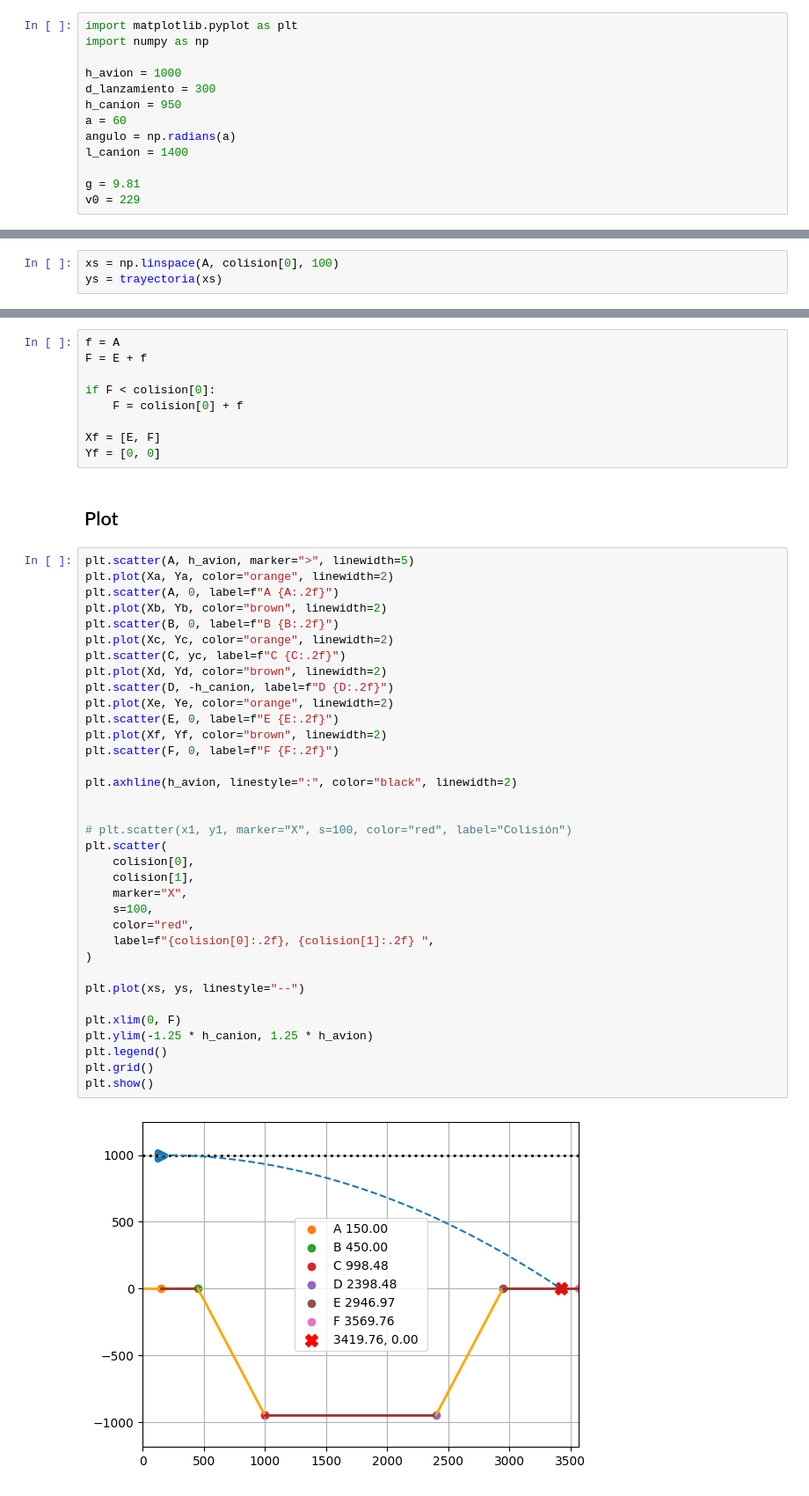
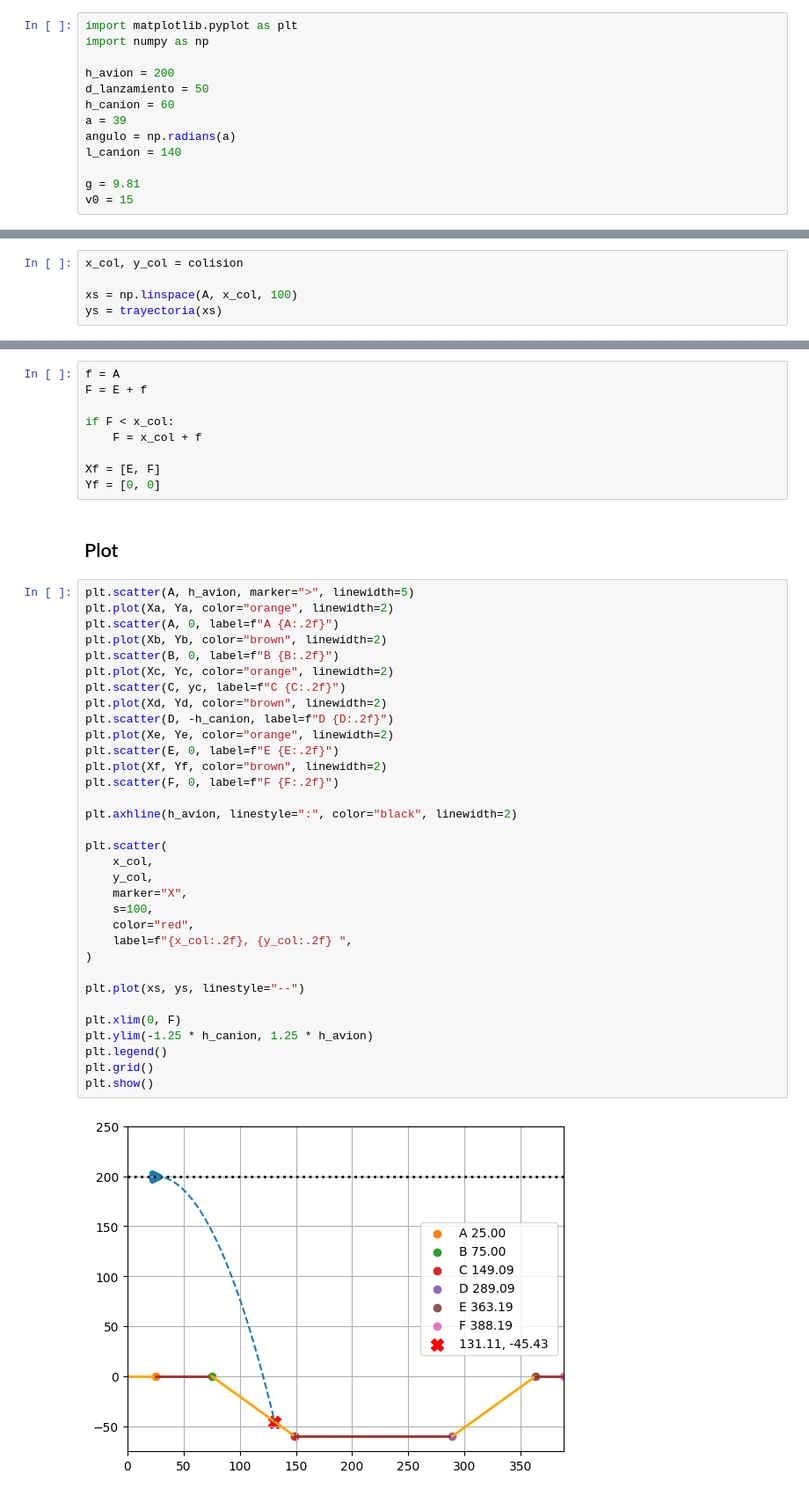
Before and after one commit to mateobtw18/Proyecto_IB, a Jupyter notebook: parabolico.ipynb, the cells around one changed output, grey strips where cells are left out. Shown: that part at 88% size. Saved outputs shown, nothing was run; the diff lists cells and outputs as text.

```diff
--- a/parabolico.ipynb
+++ b/parabolico.ipynb
@@ -8,15 +8,15 @@ Todas las variables que se piden como entrada.
 import matplotlib.pyplot as plt
 import numpy as np
 
-h_avion = 1000
-d_lanzamiento = 300
-h_canion = 950
-a = 60
+h_avion = 200
+d_lanzamiento = 50
+h_canion = 60
+a = 39
 angulo = np.radians(a)
-l_canion = 1400
+l_canion = 140
 
 g = 9.81
-v0 = 229
+v0 = 15
 # %% [markdown]
 ## Superficie
 
@@ -138,7 +152,9 @@ else:
 def trayectoria(x):
     return h_avion - (g / (2 * v0**2)) * (x - A) ** 2
 # %%
-xs = np.linspace(A, colision[0], 100)
+x_col, y_col = colision
+
+xs = np.linspace(A, x_col, 100)
 ys = trayectoria(xs)
 # %% [markdown]
 ## Límite de la gráfica
@@ -146,8 +162,8 @@ ys = trayectoria(xs)
 f = A
 F = E + f
 
-if F < colision[0]:
-    F = colision[0] + f
+if F < x_col:
+    F = x_col + f
 
 Xf = [E, F]
 Yf = [0, 0]
@@ -157,36 +173,34 @@ Yf = [0, 0]
 plt.scatter(A, h_avion, marker=">", linewidth=5)
 plt.plot(Xa, Ya, color="orange", linewidth=2)
 plt.scatter(A, 0, label=f"A {A:.2f}")
 plt.plot(Xb, Yb, color="brown", linewidth=2)
 plt.scatter(B, 0, label=f"B {B:.2f}")
 plt.plot(Xc, Yc, color="orange", linewidth=2)
 plt.scatter(C, yc, label=f"C {C:.2f}")
 plt.plot(Xd, Yd, color="brown", linewidth=2)
 plt.scatter(D, -h_canion, label=f"D {D:.2f}")
 plt.plot(Xe, Ye, color="orange", linewidth=2)
 plt.scatter(E, 0, label=f"E {E:.2f}")
 plt.plot(Xf, Yf, color="brown", linewidth=2)
 plt.scatter(F, 0, label=f"F {F:.2f}")
 
 plt.axhline(h_avion, linestyle=":", color="black", linewidth=2)
 
-
-# plt.scatter(x1, y1, marker="X", s=100, color="red", label="Colisión")
 plt.scatter(
-    colision[0],
-    colision[1],
+    x_col,
+    y_col,
     marker="X",
     s=100,
     color="red",
-    label=f"{colision[0]:.2f}, {colision[1]:.2f} ",
+    label=f"{x_col:.2f}, {y_col:.2f} ",
 )
 
 plt.plot(xs, ys, linestyle="--")
 
 plt.xlim(0, F)
 plt.ylim(-1.25 * h_canion, 1.25 * h_avion)
 plt.legend()
 plt.grid()
 plt.show()
 # %% [output]
-[figure, old version]
+[figure, new version]
```
Also changed, not shown: parts of 7 cells of this notebook.
